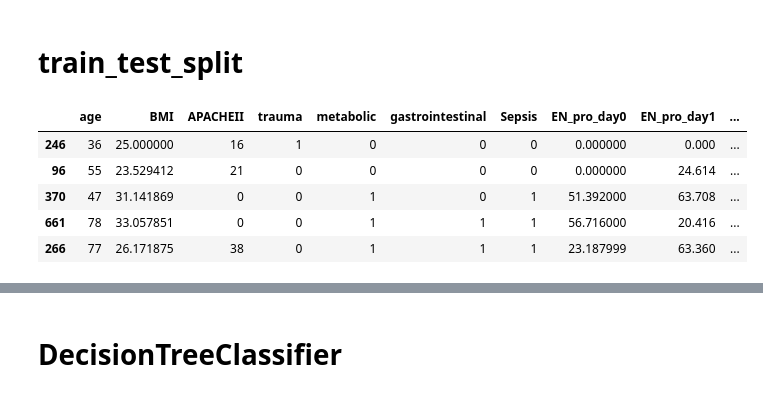
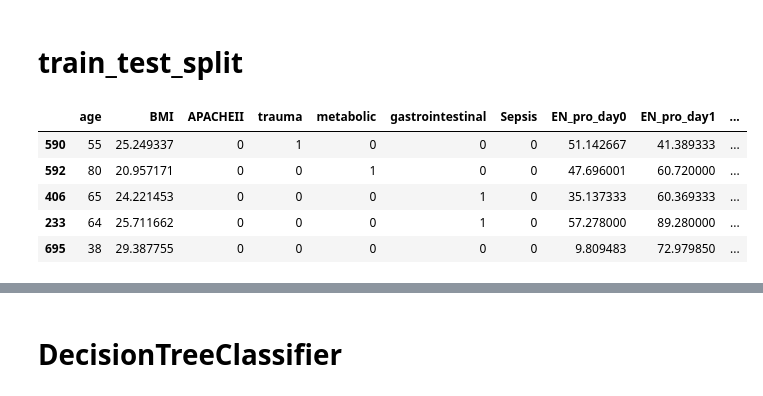
Before and after one commit to dvirs12345/Final-project, a Jupyter notebook: Hazana/first_slice.ipynb, the cells around one changed output, grey strips where cells are left out. Saved outputs shown, nothing was run; the diff lists cells and outputs as text; code cells hidden in the pictures.

```diff
--- a/Hazana/first_slice.ipynb
+++ b/Hazana/first_slice.ipynb
@@ -132,19 +132,19 @@ LabelEncoder:
 # %%
 from sklearn.model_selection import train_test_split
 
 #this function randomly split the data into train and test sets
-x_train, x_test, y_train, y_test = train_test_split(x1, target, test_size=0.2, random_state=1)
+x_train, x_test, y_train, y_test = train_test_split(x1, target, test_size=0.2, random_state=1,stratify=target)
 
-x_train, x_val, y_train, y_val = train_test_split(x_train, y_train, test_size=0.125, random_state=1) # 0.125 x 0.8 = 0.1
+x_train, x_val, y_train, y_val = train_test_split(x_train, y_train, test_size=0.125, random_state=1, stratify=y_train) # 0.125 x 0.8 = 0.1
 #test=0.2,train=0.7,val=0.1
 x_train.head()
 # %% [output]
 |  | age | BMI | APACHEII | trauma | metabolic | gastrointestinal | Sepsis | EN_pro_day0 | EN_pro_day1 | ... |
-| 246 | 36 | 25.000000 | 16 | 1 | 0 | 0 | 0 | 0.000000 | 0.000 | ... |
-| 96 | 55 | 23.529412 | 21 | 0 | 0 | 0 | 0 | 0.000000 | 24.614 | ... |
-| 370 | 47 | 31.141869 | 0 | 0 | 1 | 0 | 1 | 51.392000 | 63.708 | ... |
-| 661 | 78 | 33.057851 | 0 | 0 | 1 | 1 | 1 | 56.716000 | 20.416 | ... |
-| 266 | 77 | 26.171875 | 38 | 0 | 1 | 1 | 1 | 23.187999 | 63.360 | ... |
+| 590 | 55 | 25.249337 | 0 | 1 | 0 | 0 | 0 | 51.142667 | 41.389333 | ... |
+| 592 | 80 | 20.957171 | 0 | 0 | 1 | 0 | 0 | 47.696001 | 60.720000 | ... |
+| 406 | 65 | 24.221453 | 0 | 0 | 0 | 1 | 0 | 35.137333 | 60.369333 | ... |
+| 233 | 64 | 25.711662 | 0 | 0 | 0 | 1 | 0 | 57.278000 | 89.280000 | ... |
+| 695 | 38 | 29.387755 | 0 | 0 | 0 | 0 | 0 | 9.809483 | 72.979850 | ... |
 # %%
 from sklearn.metrics import accuracy_score
 from sklearn.metrics import precision_score
```
Also changed, not shown: parts of 15 cells of this notebook, 1 other file.
